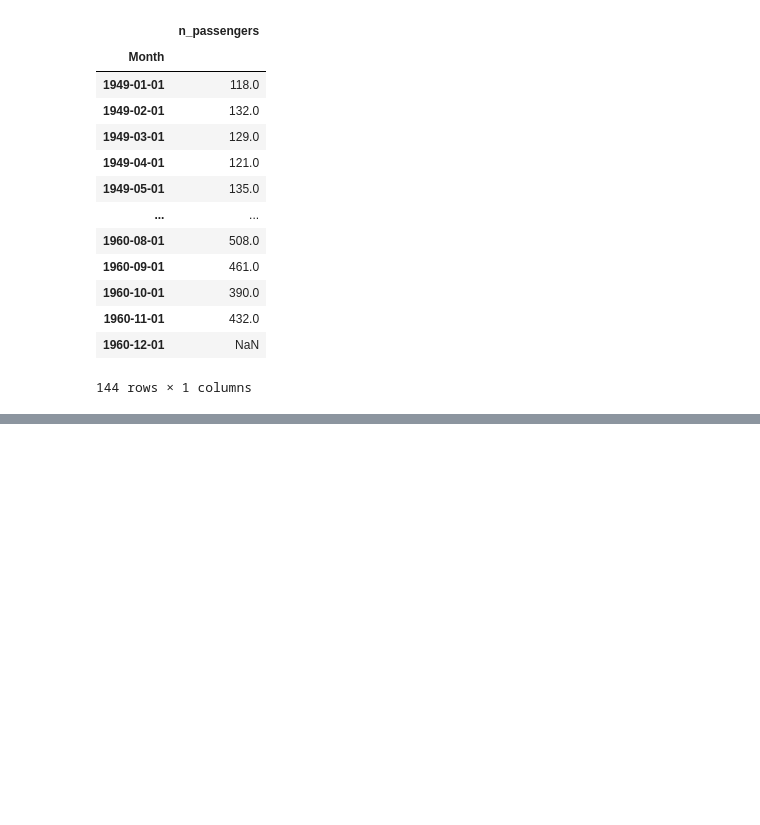
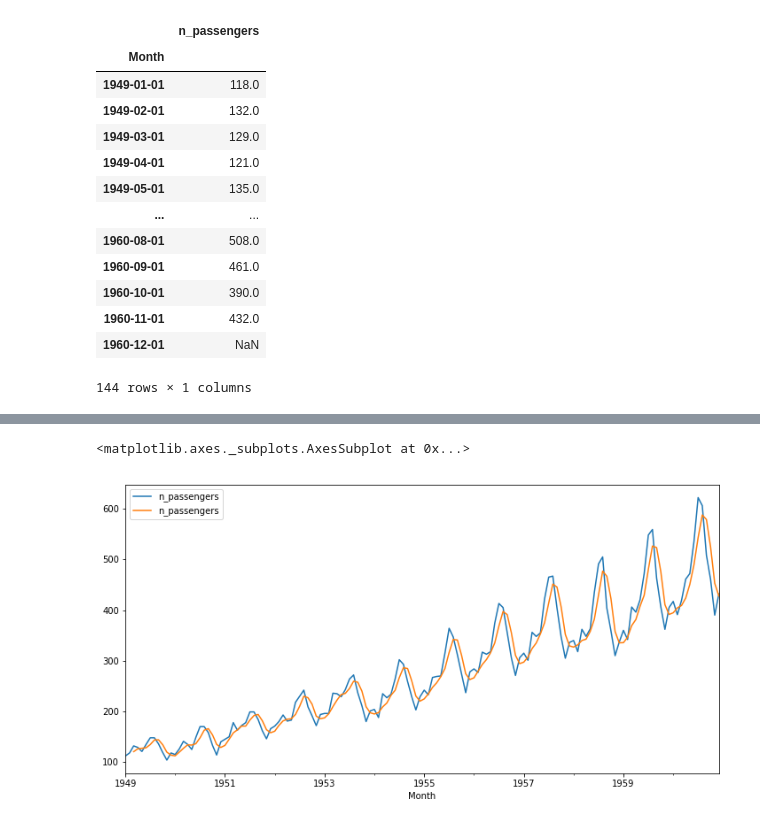
Before and after one commit to mahesh-keswani/ML-DL-FromBasicsToAdvance, a Jupyter notebook: pandas_basics/time_series_data_with_pandas.ipynb, the cells around one changed output, grey strips where cells are left out. Saved outputs shown, nothing was run; the diff lists cells and outputs as text; code cells hidden in the pictures; blank space fills up the shorter version.

```diff
--- a/pandas_basics/time_series_data_with_pandas.ipynb
+++ b/pandas_basics/time_series_data_with_pandas.ipynb
@@ -297,0 +348,6 @@ df.shift(-1)
+# %%
+df['n_passengers'].plot(figsize = (12, 6), legend = True)
+df.rolling(window = 3).mean()['n_passengers'].plot(legend = True)
+# %% [output]
+<matplotlib.axes._subplots.AxesSubplot at 0x...>
+[figure, added]
```
Also changed, not shown: parts of 18 cells of this notebook.
